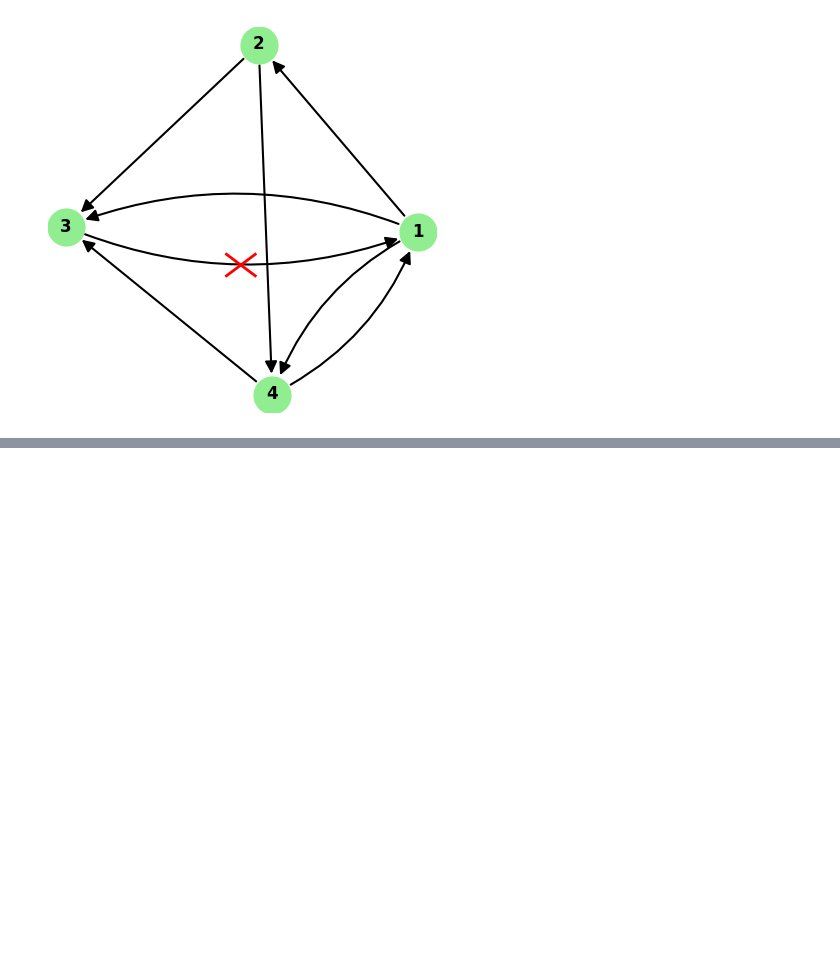
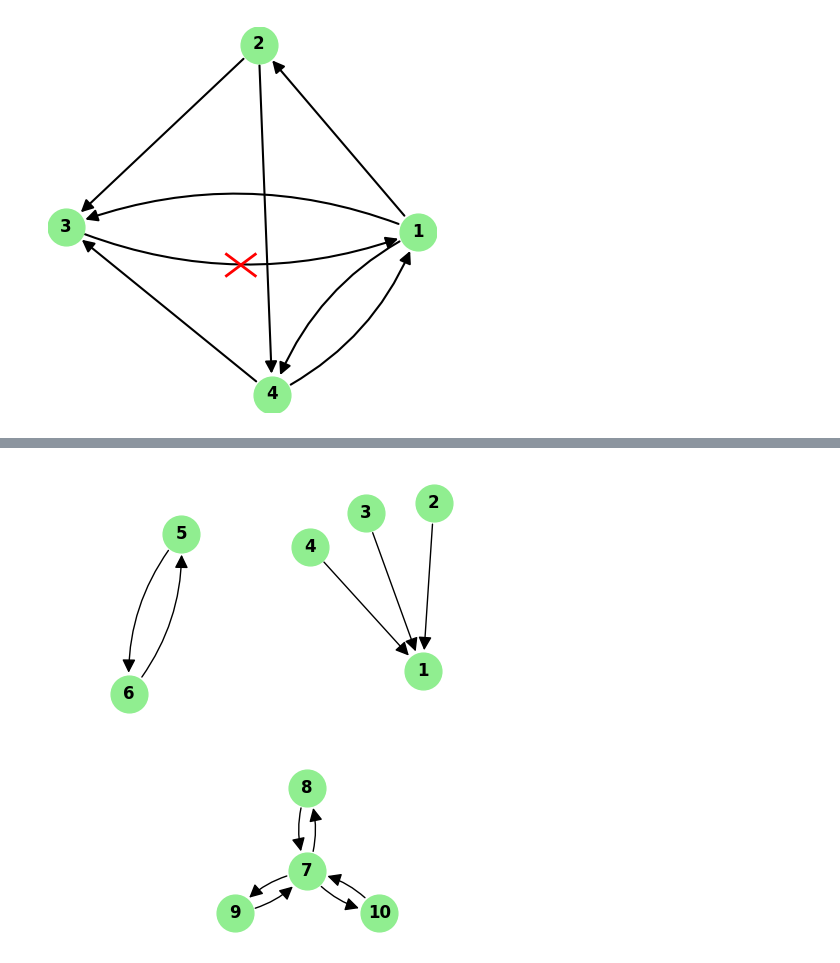
Before and after one commit to RBello02/Homeworks-of-Cmputational-Linear-Algebra-for-Large-Scale-Problems, a Jupyter notebook: 1/Graphs_Images/Graphs_plots.ipynb, the cells around one changed output, grey strips where cells are left out. Cells and saved outputs as stored; diff of their text form; code cells hidden in the pictures; blank space fills up the shorter version.

```diff
--- a/1/Graphs_Images/Graphs_plots.ipynb
+++ b/1/Graphs_Images/Graphs_plots.ipynb
@@ -334,0 +409,70 @@ plt.show()
+# %%
+# --- Matrice di adiacenza (trasposta come fornita) ---
+A = np.array([
+ [0, 1, 1, 1, 0, 0, 0, 0, 0, 0],  #1
+ [0, 0, 0, 0, 0, 0, 0, 0, 0, 0],  #2
+ [0, 0, 0, 0, 0, 0, 0, 0, 0, 0],  #3
+ [0, 0, 0, 0, 0, 0, 0, 0, 0, 0],  #4
+ [0, 0, 0, 0, 0, 1, 0, 0, 0, 0],  #5
+ [0, 0, 0, 0, 1, 0, 0, 0, 0, 0],  #6
+ [0, 0, 0, 0, 0, 0, 0,   1, 1, 1],  #7
+ [0, 0, 0, 0, 0, 0, 1/3, 0, 0, 0],  #8
+ [0, 0, 0, 0, 0, 0, 1/3, 0, 0, 0],  #9
+ [0, 0, 0, 0, 0, 0, 1/3, 0, 0, 0],  #10
+]).T
+
+# --- Costruzione grafo ---
+G = nx.from_numpy_array(A, create_using=nx.DiGraph)
+mapping = {i: i + 1 for i in G.nodes()}
+G = nx.relabel_nodes(G, mapping)
+
+# --- Layout di base per i primi 6 nodi ---
+pos = nx.kamada_kawai_layout(G)
+
+# --- Posizionamento personalizzato per i nodi 7–10 ---
+# Nodo 7 al centro (in basso rispetto al grafo principale)
+center_x = 0.0
+center_y = -1.0
+radius = 0.4  # raggio del cerchio attorno a 7
+
+pos[7] = np.array([center_x, center_y])  # centro
+# Distribuisci 8–10 in cerchio attorno a 7
+angles = [90, 210, 330]  # gradi
+for node, angle in zip([8, 9, 10], angles):
+    rad = np.deg2rad(angle)
+    pos[node] = np.array([
+        center_x + radius * np.cos(rad),
+        center_y + radius * np.sin(rad)
+    ])
+
+# --- Disegno ---
+plt.figure(figsize=(6, 6))
+
+# 1️⃣ Disegna archi
+for (u, v) in G.edges():
+    rad = 0.2 if G.has_edge(v, u) else 0.0
+    nx.draw_networkx_edges(
+        G, pos,
+        edgelist=[(u, v)],
+        connectionstyle=f'arc3,rad={rad}',
+        arrows=True,
+        arrowsize=20,
+        min_source_margin=15,
+        min_target_margin=15
+    )
+
+# 2️⃣ Disegna nodi e etichette
+nx.draw_networkx_nodes(G, pos, node_color='lightgreen', node_size=700)
+nx.draw_networkx_labels(G, pos, font_weight='bold')
+
+# --- Margini e aspetto ---
+x_values, y_values = zip(*pos.values())
+plt.xlim(min(x_values) - 0.3, max(x_values) + 0.3)
+plt.ylim(min(y_values) - 0.3, max(y_values) + 0.3)
+
+plt.axis("off")
+plt.axis("equal")
+plt.savefig("Graph_13.png", format="png", dpi=300, bbox_inches="tight", pad_inches=0.3)
+plt.show()
+# %% [output]
+[figure, added]
```
Also changed, not shown: parts of 1 cell of this notebook, 12 other files.
